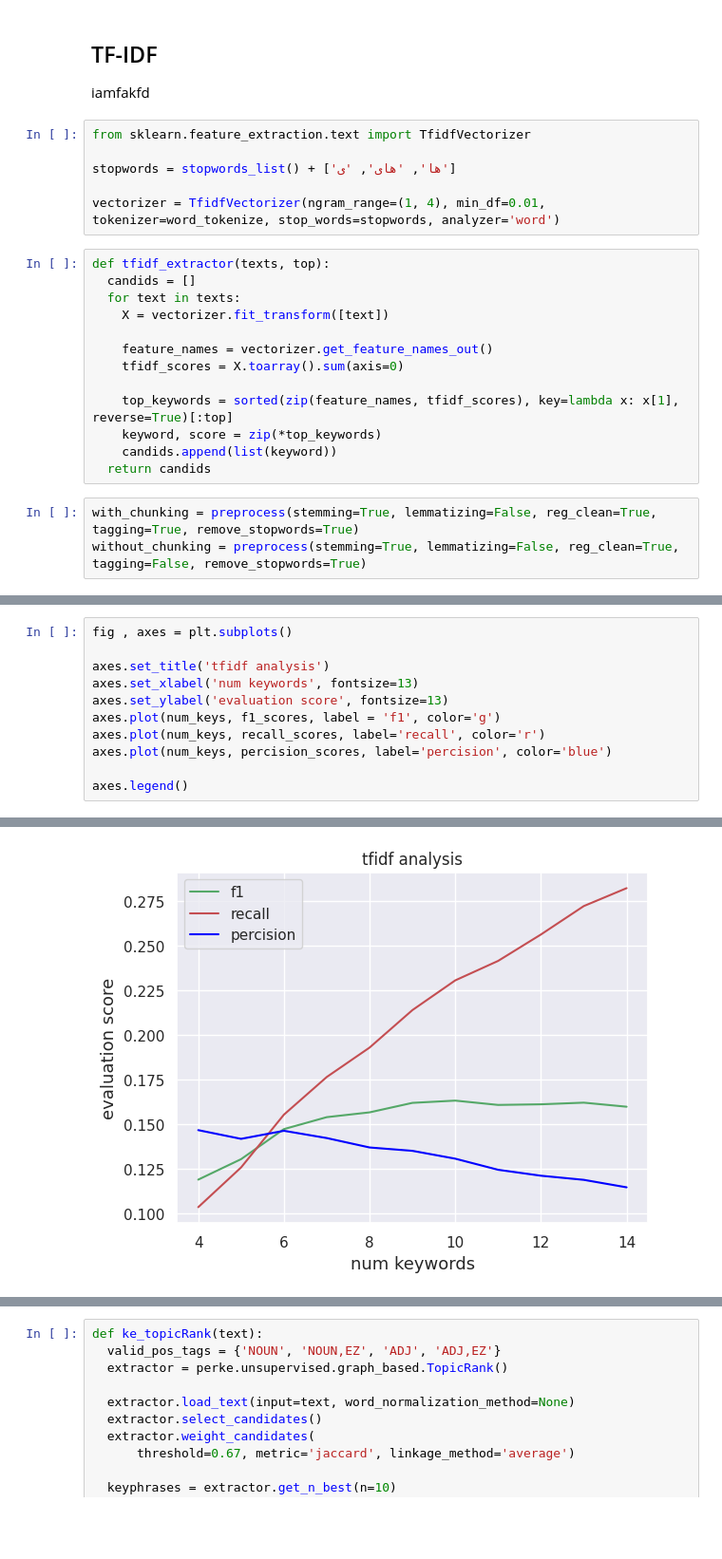
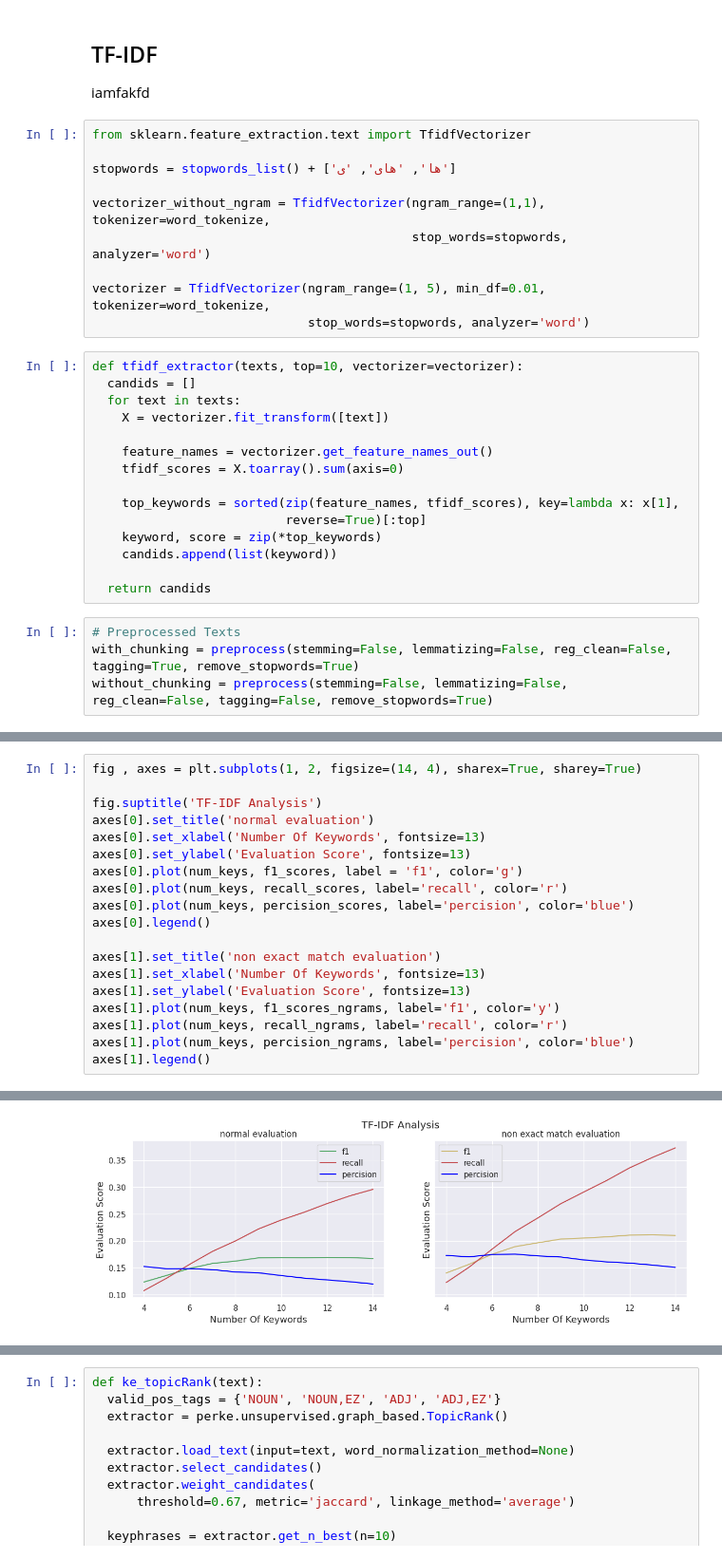
Before and after one commit to Nima-Nilchian/Keyword_extraction, a Jupyter notebook: Keyword_extraction.ipynb, the cells around one changed output, grey strips where cells are left out. Shown at 95% size. Cells and saved outputs as stored; diff of their text form; blank space fills up the shorter version.

```diff
--- a/Keyword_extraction.ipynb
+++ b/Keyword_extraction.ipynb
@@ -147,9 +182,13 @@ from sklearn.feature_extraction.text import TfidfVectorizer
 
 stopwords = stopwords_list() + ['ها', 'های', 'ی']
 
-vectorizer = TfidfVectorizer(ngram_range=(1, 4), min_df=0.01, tokenizer=word_tokenize, stop_words=stopwords, analyzer='word')
+vectorizer_without_ngram = TfidfVectorizer(ngram_range=(1,1), tokenizer=word_tokenize,
+                                           stop_words=stopwords, analyzer='word')
+
+vectorizer = TfidfVectorizer(ngram_range=(1, 5), min_df=0.01, tokenizer=word_tokenize,
+                             stop_words=stopwords, analyzer='word')
 # %%
-def tfidf_extractor(texts, top):
+def tfidf_extractor(texts, top=10, vectorizer=vectorizer):
   candids = []
   for text in texts:
     X = vectorizer.fit_transform([text])
@@ -157,11 +196,14 @@ def tfidf_extractor(texts, top):
     feature_names = vectorizer.get_feature_names_out()
     tfidf_scores = X.toarray().sum(axis=0)
 
-    top_keywords = sorted(zip(feature_names, tfidf_scores), key=lambda x: x[1], reverse=True)[:top]
+    top_keywords = sorted(zip(feature_names, tfidf_scores), key=lambda x: x[1],
+                          reverse=True)[:top]
     keyword, score = zip(*top_keywords)
     candids.append(list(keyword))
+
   return candids
 # %%
-with_chunking = preprocess(stemming=True, lemmatizing=False, reg_clean=True, tagging=True, remove_stopwords=True)
-without_chunking = preprocess(stemming=True, lemmatizing=False, reg_clean=True, tagging=False, remove_stopwords=True)
+# Preprocessed Texts
+with_chunking = preprocess(stemming=False, lemmatizing=False, reg_clean=False, tagging=True, remove_stopwords=True)
+without_chunking = preprocess(stemming=False, lemmatizing=False, reg_clean=False, tagging=False, remove_stopwords=True)
 # %%
@@ -214,15 +290,23 @@ tfidf f1 score: with 14 keyword  0.15979097577536763
 # %%
-fig , axes = plt.subplots()
+fig , axes = plt.subplots(1, 2, figsize=(14, 4), sharex=True, sharey=True)
 
-axes.set_title('tfidf analysis')
-axes.set_xlabel('num keywords', fontsize=13)
-axes.set_ylabel('evaluation score', fontsize=13)
-axes.plot(num_keys, f1_scores, label = 'f1', color='g')
-axes.plot(num_keys, recall_scores, label='recall', color='r')
-axes.plot(num_keys, percision_scores, label='percision', color='blue')
+fig.suptitle('TF-IDF Analysis')
+axes[0].set_title('normal evaluation')
+axes[0].set_xlabel('Number Of Keywords', fontsize=13)
+axes[0].set_ylabel('Evaluation Score', fontsize=13)
+axes[0].plot(num_keys, f1_scores, label = 'f1', color='g')
+axes[0].plot(num_keys, recall_scores, label='recall', color='r')
+axes[0].plot(num_keys, percision_scores, label='percision', color='blue')
+axes[0].legend()
 
-axes.legend()
+axes[1].set_title('non exact match evaluation')
+axes[1].set_xlabel('Number Of Keywords', fontsize=13)
+axes[1].set_ylabel('Evaluation Score', fontsize=13)
+axes[1].plot(num_keys, f1_scores_ngrams, label='f1', color='y')
+axes[1].plot(num_keys, recall_ngrams, label='recall', color='r')
+axes[1].plot(num_keys, percision_ngrams, label='percision', color='blue')
+axes[1].legend()
 # %% [output]
 <matplotlib.legend.Legend at 0x...>
-[figure, old version]
+[figure, new version]
 # %% [markdown]
```
Also changed, not shown: parts of 44 cells of this notebook.
